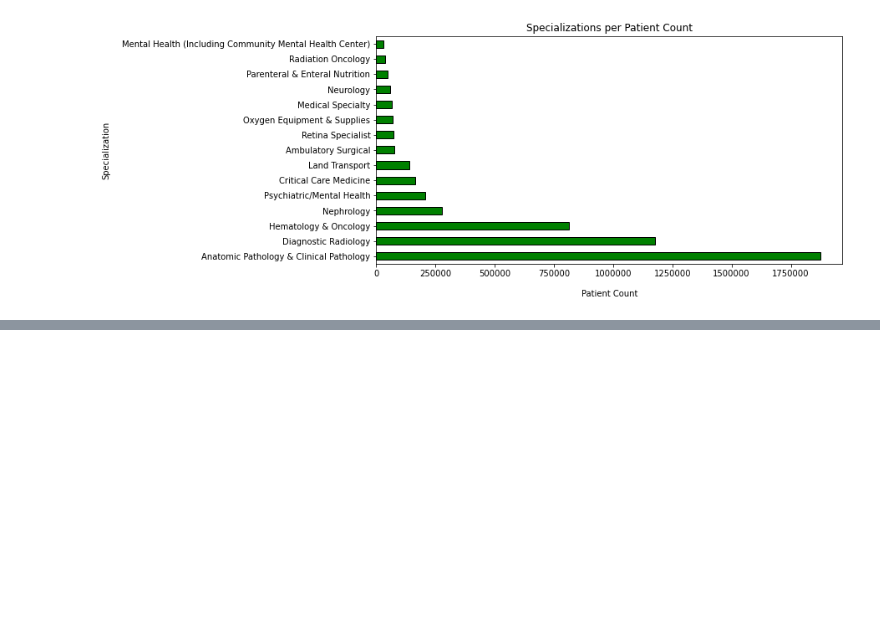
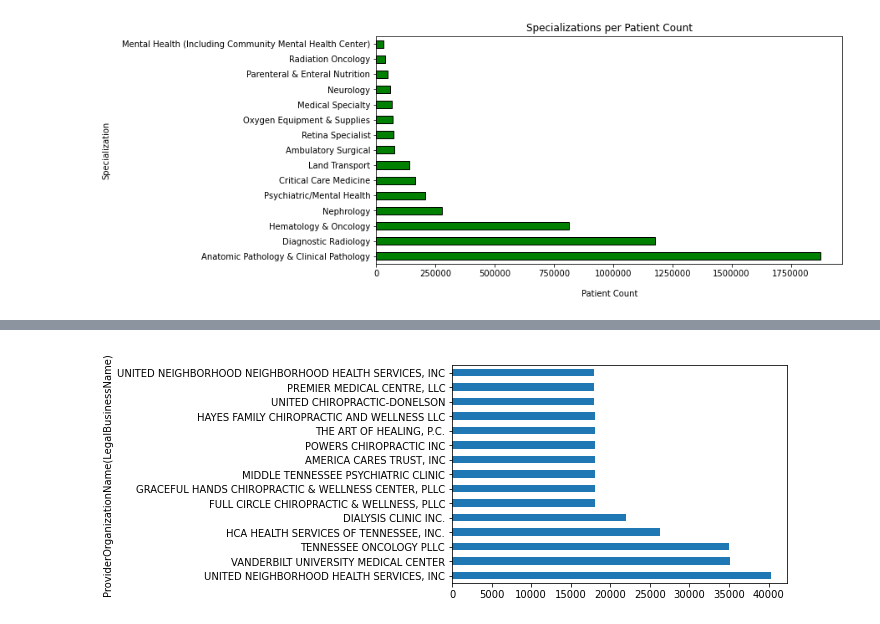
Before and after one commit to nss-data-science-cohort-6/hop_team-double-eagle-ii, a Jupyter notebook: Analysis_AC.ipynb, the cells around one changed output, grey strips where cells are left out. Drawn from its saved outputs; the diff is of its cells as text; code cells hidden in the pictures; blank space fills up the shorter version.

Commit message:
through plots

```diff
--- a/Analysis_AC.ipynb
+++ b/Analysis_AC.ipynb
@@ -479,0 +480,4 @@ neo4j_nppes_taxonomy
+# %%
+neo4j_nppes_taxonomy.groupby(['ProviderOrganizationName(LegalBusinessName)'])['community'].sum().sort_values(ascending= False).head(15).plot(kind='barh');
+# %% [output]
+[figure, added]
```
Also changed, not shown: parts of 31 cells of this notebook.
